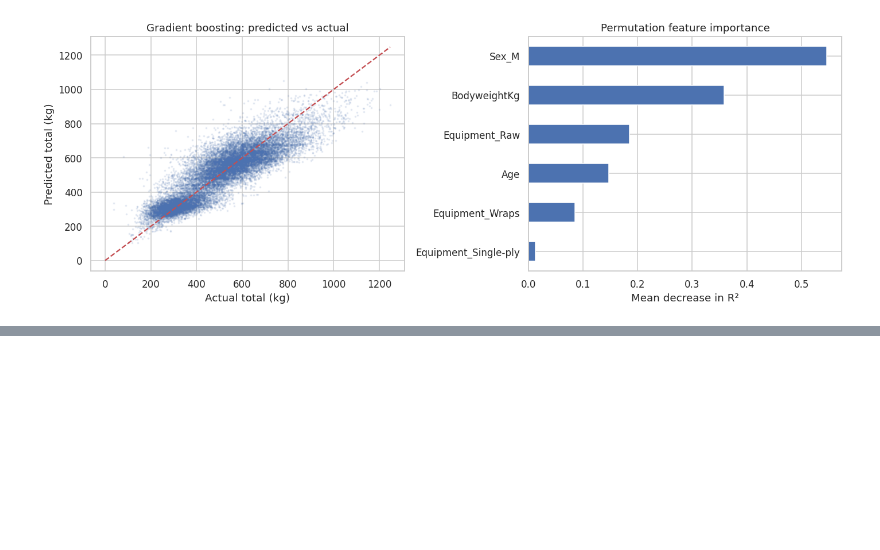
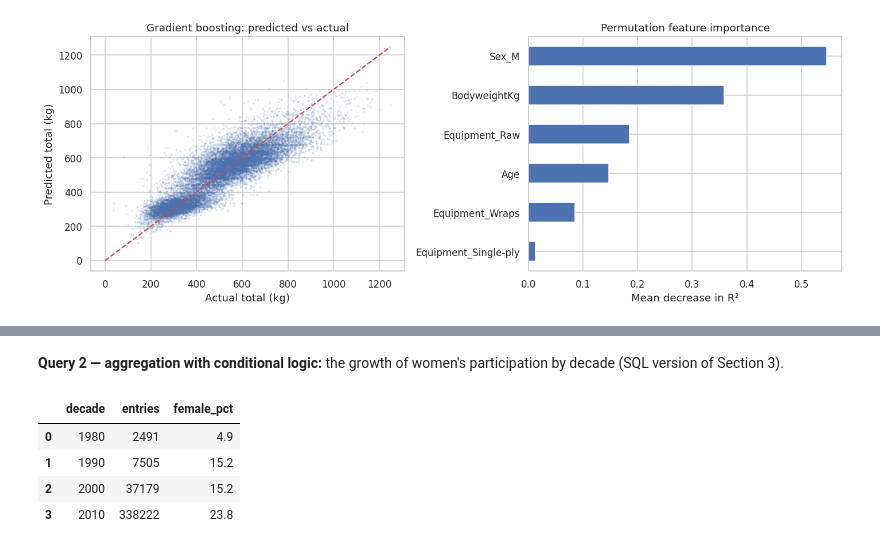
Before and after one commit to Zhanshat11/powerlifting-analytics, a Jupyter notebook: powerlifting_analysis.ipynb, the cells around one changed output, grey strips where cells are left out. Saved outputs shown, nothing was run; the diff lists cells and outputs as text; code cells hidden in the pictures; blank space fills up the shorter version.

```diff
--- a/powerlifting_analysis.ipynb
+++ b/powerlifting_analysis.ipynb
@@ -304,0 +353,20 @@ plt.show()
+# %% [markdown]
+**Query 2 — aggregation with conditional logic:** the growth of women's participation by decade (SQL version of Section 3).
+# %%
+q("""
+SELECT
+    (CAST(strftime('%Y', m.Date) AS INT) / 10) * 10  AS decade,
+    COUNT(*)                                          AS entries,
+    ROUND(100.0 * SUM(CASE WHEN l.Sex = 'F' THEN 1 ELSE 0 END) / COUNT(*), 1) AS female_pct
+FROM lifts l
+JOIN meets m ON m.MeetID = l.MeetID
+WHERE m.Date >= '1980-01-01'
+GROUP BY decade
+ORDER BY decade
+""")
+# %% [output]
+|  | decade | entries | female_pct |
+| 0 | 1980 | 2491 | 4.9 |
+| 1 | 1990 | 7505 | 15.2 |
+| 2 | 2000 | 37179 | 15.2 |
+| 3 | 2010 | 338222 | 23.8 |
```
Also changed, not shown: parts of 8 cells of this notebook, 2 other files.
